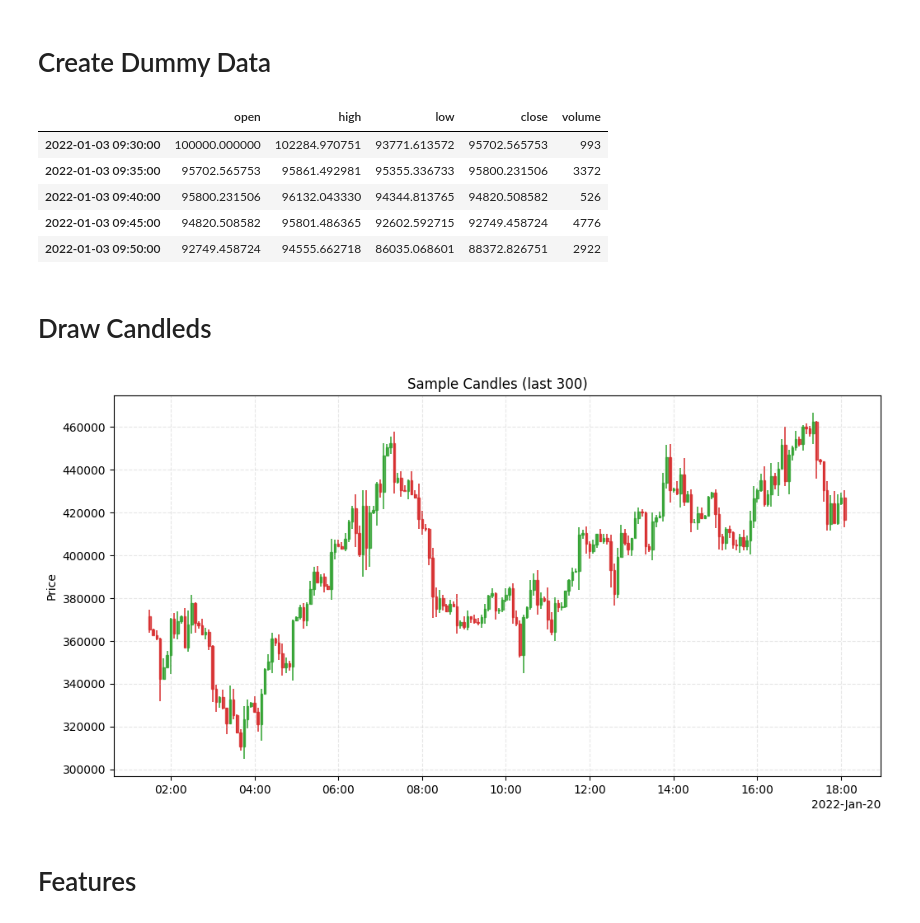
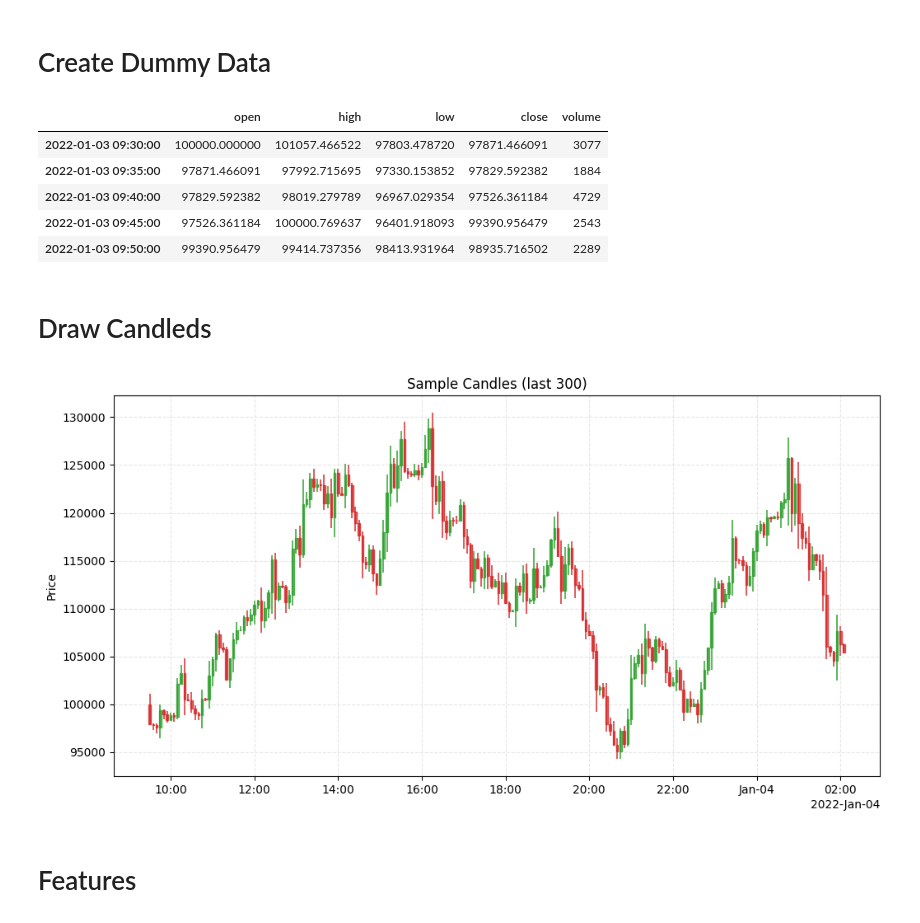
Before and after one commit to NegativeGravity/Heuristic_Trader, a Jupyter notebook: Market_Trader.ipynb, the cells around one changed output. Cells and saved outputs as stored; diff of their text form; code cells hidden in the pictures.

```diff
--- a/Market_Trader.ipynb
+++ b/Market_Trader.ipynb
@@ -8,15 +6,15 @@ import numpy as np
 import pandas as pd
 
 def make_consecutive_ohlcv(
-    periods=5000,
-    start="2022-01-03 09:30",
-    freq="5min",
-    start_price=100000.0,
-    drift_per_bar=0.005,   # mean log-return per bar (upward drift)
-    vol_per_bar=0.02,       # std of log-returns per bar (volatility)
-    wick_frac=0.5,          # wick size factor relative to body/volatility
-    vol_min=100, vol_max=5000,
-    seed=2025
+    periods,
+    start,
+    freq,
+    start_price,
+    drift_per_bar,   # mean log-return per bar (upward drift)
+    vol_per_bar,       # std of log-returns per bar (volatility)
+    wick_frac,          # wick size factor relative to body/volatility
+    vol_min, vol_max,
+    seed
 ) -> pd.DataFrame:
     """Generate a consecutive OHLCV DataFrame where open[t] == close[t-1]."""
     rng = np.random.default_rng(seed)
@@ -66,17 +64,17 @@ df = make_consecutive_ohlcv(
     vol_per_bar=0.02,
     wick_frac=0.5,
     vol_min=100, vol_max=5000,
-    seed=2025,
+    seed=None,
 )
 
-df.head()
+df.head(5)
 # %% [output]
 |  | open | high | low | close | volume |
-| 2022-01-03 09:30:00 | 100000.000000 | 102284.970751 | 93771.613572 | 95702.565753 | 993 |
-| 2022-01-03 09:35:00 | 95702.565753 | 95861.492981 | 95355.336733 | 95800.231506 | 3372 |
-| 2022-01-03 09:40:00 | 95800.231506 | 96132.043330 | 94344.813765 | 94820.508582 | 526 |
-| 2022-01-03 09:45:00 | 94820.508582 | 95801.486365 | 92602.592715 | 92749.458724 | 4776 |
-| 2022-01-03 09:50:00 | 92749.458724 | 94555.662718 | 86035.068601 | 88372.826751 | 2922 |
+| 2022-01-03 09:30:00 | 100000.000000 | 101057.466522 | 97803.478720 | 97871.466091 | 3077 |
+| 2022-01-03 09:35:00 | 97871.466091 | 97992.715695 | 97330.153852 | 97829.592382 | 1884 |
+| 2022-01-03 09:40:00 | 97829.592382 | 98019.279789 | 96967.029354 | 97526.361184 | 4729 |
+| 2022-01-03 09:45:00 | 97526.361184 | 100000.769637 | 96401.918093 | 99390.956479 | 2543 |
+| 2022-01-03 09:50:00 | 99390.956479 | 99414.737356 | 98413.931964 | 98935.716502 | 2289 |
 # %% [markdown]
 # Draw Candleds
 # %%
@@ -99,7 +97,7 @@ def plot_candles(
         raise ValueError(f"DataFrame must contain {sorted(required)}")
 
     if n_last is not None and n_last > 0:
-        g = g.iloc[-int(n_last):].copy()
+        g = g.iloc[:n_last].copy()
 
     # Convert index to matplotlib date numbers
     x = mdates.date2num(pd.to_datetime(g.index).to_pydatetime())
@@ -118,34 +116,34 @@ def plot_candles(
     up_color, dn_color = "#2ca02c", "#d62728"
 
     fig, ax = plt.subplots(figsize=(12, 6))
 
     # Wicks (match colors with bodies)
     ax.vlines(x[up], l[up], h[up], linewidth=wick_linewidth, color=up_color, alpha=0.9, zorder=1)
     ax.vlines(x[dn], l[dn], h[dn], linewidth=wick_linewidth, color=dn_color, alpha=0.9, zorder=1)
 
     # Bodies: bottom=min(open, close), height=abs(close-open)
     body_bottom = np.minimum(o, c)
     body_height = np.abs(c - o)
     ax.bar(x[up], body_height[up], bottom=body_bottom[up], width=bw, align="center",
            edgecolor=up_color, facecolor=up_color, alpha=0.75, zorder=2)
     ax.bar(x[dn], body_height[dn], bottom=body_bottom[dn], width=bw, align="center",
            edgecolor=dn_color, facecolor=dn_color, alpha=0.75, zorder=2)
 
     # Axis cosmetics
     ax.set_title(title)
     ax.set_ylabel("Price")
     ax.grid(True, linestyle="--", alpha=0.3)
     ax.xaxis_date()
     loc = mdates.AutoDateLocator()
     ax.xaxis.set_major_locator(loc)
     ax.xaxis.set_major_formatter(mdates.ConciseDateFormatter(loc))
 
     plt.show()
 
 # Quick preview
 plot_candles(df, title="Sample Candles (last 300)", n_last=200)
 # %% [output]
-[figure, old version]
+[figure, new version]
 # %% [markdown]
 # Features
 # %%
```
Also changed, not shown: parts of 62 cells of this notebook, 51 other files.
